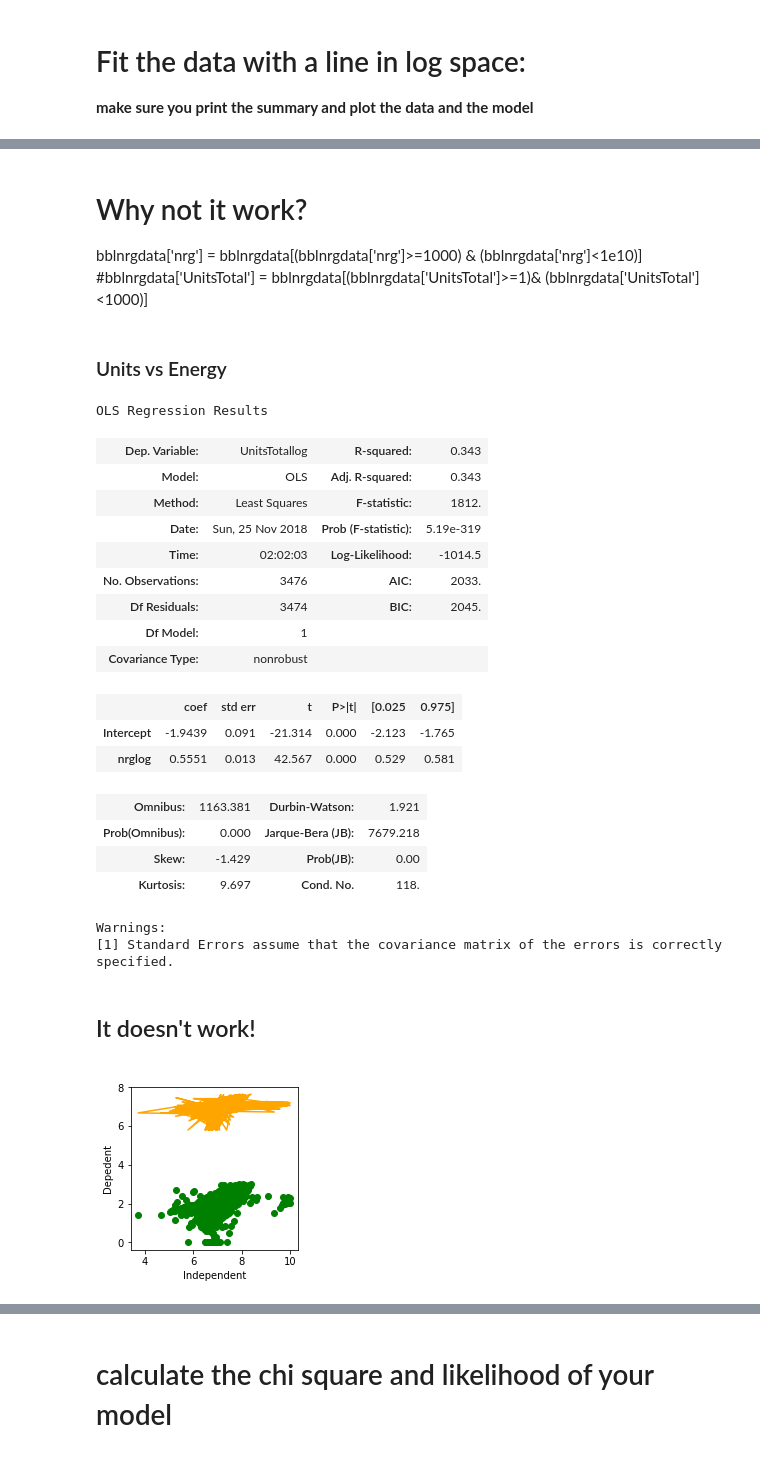
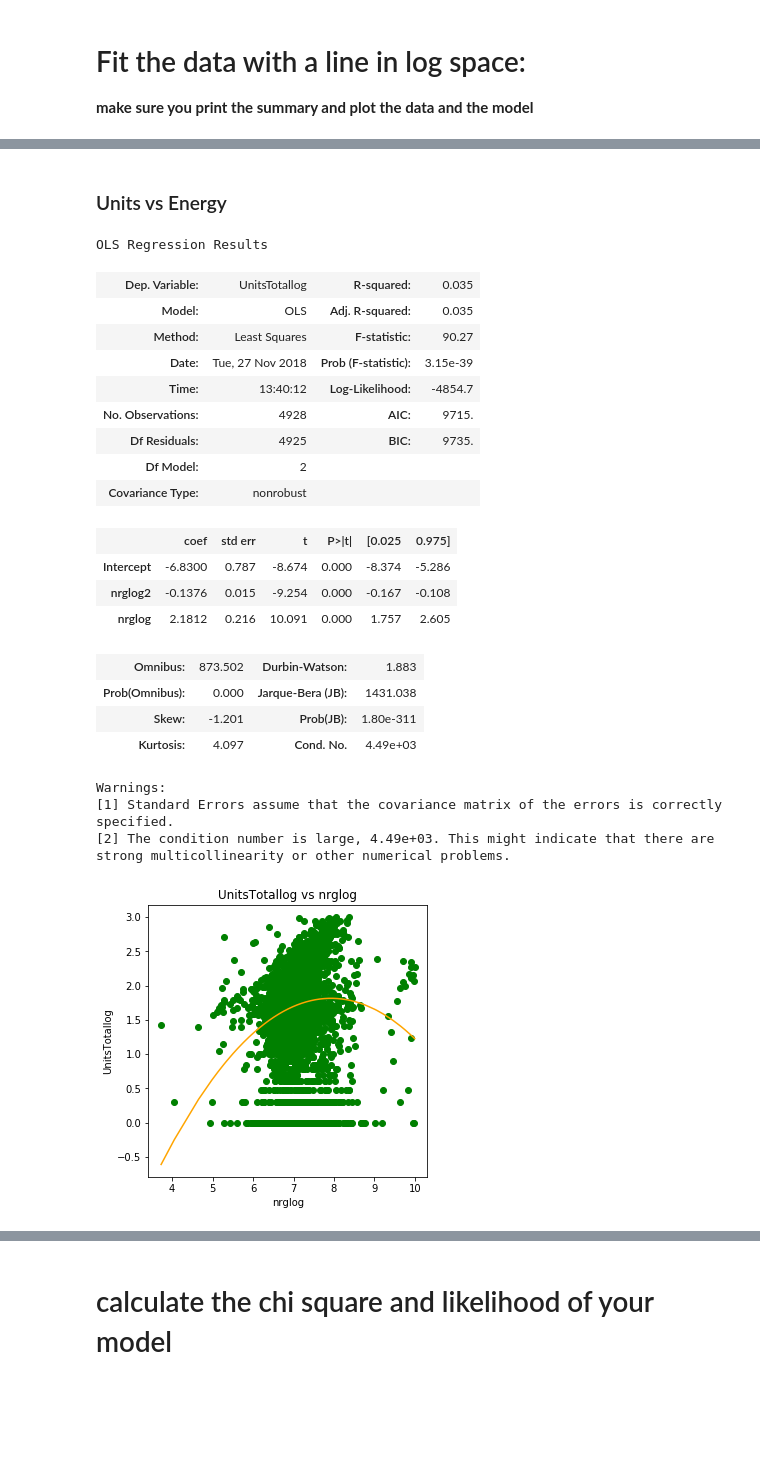
Before and after one commit to kenjiu/PUI2018_ku373, a Jupyter notebook: HW10_ku373/Assignment2.ipynb, the cells around one changed output, grey strips where cells are left out. Drawn from its saved outputs; the diff is of its cells as text; code cells hidden in the pictures; blank space fills up the shorter version.

```diff
--- a/HW10_ku373/Assignment2.ipynb
+++ b/HW10_ku373/Assignment2.ipynb
@@ -496,41 +481,40 @@ bblnrgdata.describe()
-# %% [markdown]
-
-# Why not it work?
-bblnrgdata['nrg'] = bblnrgdata[(bblnrgdata['nrg']>=1000) & (bblnrgdata['nrg']<1e10)]
-#bblnrgdata['UnitsTotal'] = bblnrgdata[(bblnrgdata['UnitsTotal']>=1)& (bblnrgdata['UnitsTotal']<1000)]
 # %% [markdown]
 ### Units vs Energy
 # %%
-ols_Unitnrg = smf.ols(formula='UnitsTotallog ~ nrglog',data=bblnrgdata).fit()
-ols_Unitnrg.summary()
+bblnrgdata['nrglog2'] = bblnrgdata['nrglog']**2
+ols_Unitnrg2 = smf.ols(formula='UnitsTotallog ~ nrglog2 + nrglog',data=bblnrgdata).fit()
+ols_Unitnrg2.summary()
 # %% [output]
 OLS Regression Results
-| Dep. Variable: | UnitsTotallog | R-squared: | 0.343 |
-| Model: | OLS | Adj. R-squared: | 0.343 |
-| Method: | Least Squares | F-statistic: | 1812. |
-| Date: | Sun, 25 Nov 2018 | Prob (F-statistic): | 5.19e-319 |
-| Time: | 02:02:03 | Log-Likelihood: | -1014.5 |
-| No. Observations: | 3476 | AIC: | 2033. |
-| Df Residuals: | 3474 | BIC: | 2045. |
-| Df Model: | 1 |  |  |
+| Dep. Variable: | UnitsTotallog | R-squared: | 0.035 |
+| Model: | OLS | Adj. R-squared: | 0.035 |
+| Method: | Least Squares | F-statistic: | 90.27 |
+| Date: | Tue, 27 Nov 2018 | Prob (F-statistic): | 3.15e-39 |
+| Time: | 13:40:12 | Log-Likelihood: | -4854.7 |
+| No. Observations: | 4928 | AIC: | 9715. |
+| Df Residuals: | 4925 | BIC: | 9735. |
+| Df Model: | 2 |  |  |
 | Covariance Type: | nonrobust |  |  |
 |  | coef | std err | t | P>|t| | [0.025 | 0.975] |
-| Intercept | -1.9439 | 0.091 | -21.314 | 0.000 | -2.123 | -1.765 |
-| nrglog | 0.5551 | 0.013 | 42.567 | 0.000 | 0.529 | 0.581 |
+| Intercept | -6.8300 | 0.787 | -8.674 | 0.000 | -8.374 | -5.286 |
+| nrglog2 | -0.1376 | 0.015 | -9.254 | 0.000 | -0.167 | -0.108 |
+| nrglog | 2.1812 | 0.216 | 10.091 | 0.000 | 1.757 | 2.605 |
-| Omnibus: | 1163.381 | Durbin-Watson: | 1.921 |
-| Prob(Omnibus): | 0.000 | Jarque-Bera (JB): | 7679.218 |
-| Skew: | -1.429 | Prob(JB): | 0.00 |
-| Kurtosis: | 9.697 | Cond. No. | 118. |
+| Omnibus: | 873.502 | Durbin-Watson: | 1.883 |
+| Prob(Omnibus): | 0.000 | Jarque-Bera (JB): | 1431.038 |
+| Skew: | -1.201 | Prob(JB): | 1.80e-311 |
+| Kurtosis: | 4.097 | Cond. No. | 4.49e+03 |
 Warnings:
 [1] Standard Errors assume that the covariance matrix of the errors is correctly specified.
+[2] The condition number is large, 4.49e+03. This might indicate that there are
+strong multicollinearity or other numerical problems.
-# %% [markdown]
-## It doesn't work!
+# %%
+bblnrgdata.sort_values('nrglog',inplace = True)
 # %%
-pl.figure(figsize=(3,3))
+pl.figure(figsize=(5,5))
 pl.plot(bblnrgdata['nrglog'],bblnrgdata['UnitsTotallog'],'go')
-pl.plot(bblnrgdata['nrglog'], ols_Unitnrg.predict(bblnrgdata),'-', color='orange')
-pl.xlabel('Independent')
-pl.ylabel('Depedent')
-pl.title(' ');
+pl.plot(bblnrgdata['nrglog'], ols_Unitnrg2.predict(bblnrgdata),'-', color='orange')
+pl.ylabel('UnitsTotallog')
+pl.xlabel('nrglog')
+pl.title('UnitsTotallog vs nrglog');
 # %% [output]
-[figure, old version]
+[figure, new version]
```
Also changed, not shown: parts of 35 cells of this notebook.
